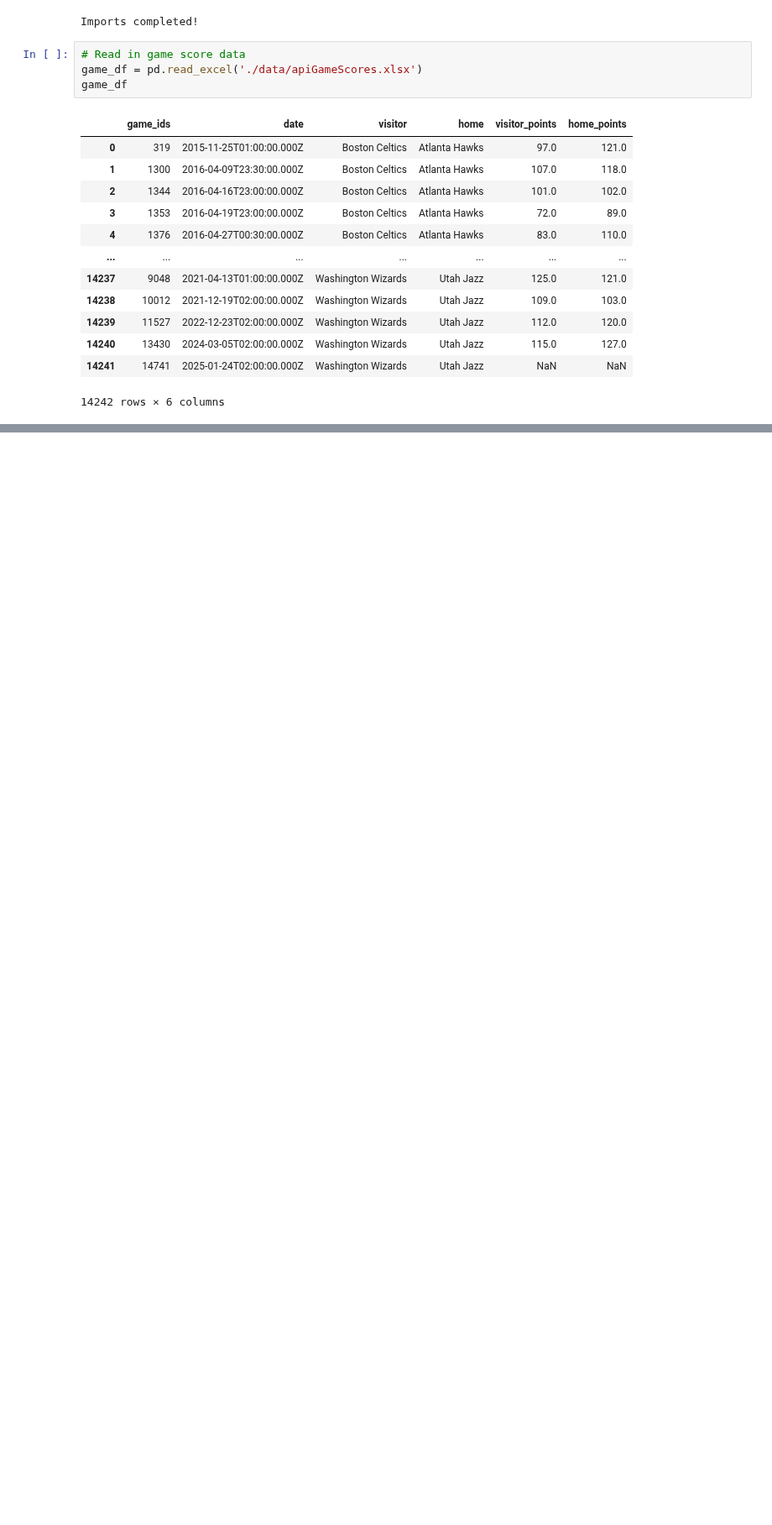
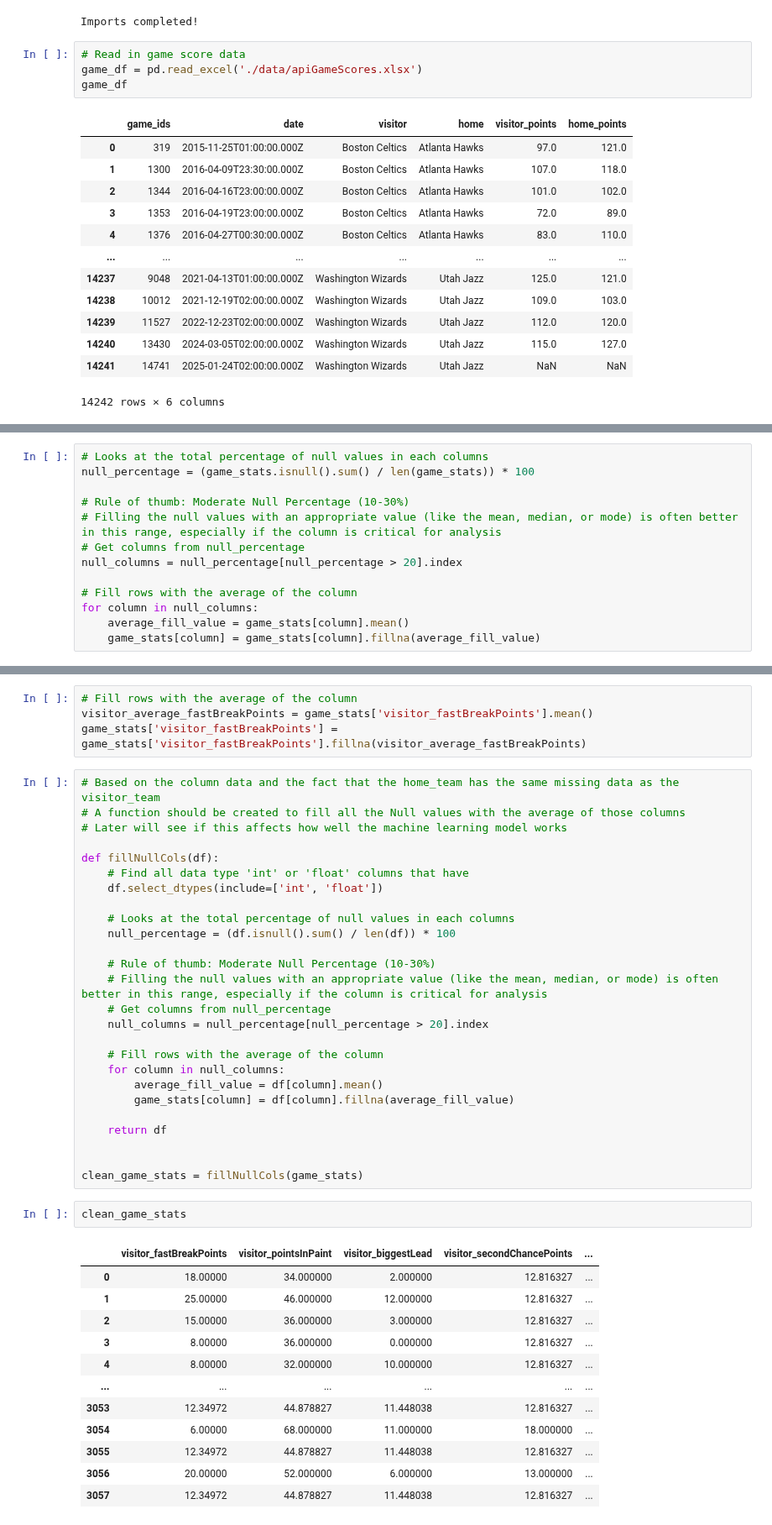
Before and after one commit to VincentGordon-Data-Analyst/nba-api, a Jupyter notebook: game_statistics.ipynb, the cells around one changed output, grey strips where cells are left out. Shown at 84% size. Cells and saved outputs as stored; diff of their text form; blank space fills up the shorter version.

```diff
--- a/game_statistics.ipynb
+++ b/game_statistics.ipynb
@@ -79,0 +153,13 @@ game_statistics_df
+# %%
+# Looks at the total percentage of null values in each columns
+null_percentage = (game_stats.isnull().sum() / len(game_stats)) * 100
+
+# Rule of thumb: Moderate Null Percentage (10-30%)
+# Filling the null values with an appropriate value (like the mean, median, or mode) is often better in this range, especially if the column is critical for analysis
+# Get columns from null_percentage
+null_columns = null_percentage[null_percentage > 20].index
+
+# Fill rows with the average of the column
+for column in null_columns:
+    average_fill_value = game_stats[column].mean()
+    game_stats[column] = game_stats[column].fillna(average_fill_value)
@@ -79,0 +173,45 @@ game_statistics_df
+# %%
+# Fill rows with the average of the column
+visitor_average_fastBreakPoints = game_stats['visitor_fastBreakPoints'].mean()
+game_stats['visitor_fastBreakPoints'] = game_stats['visitor_fastBreakPoints'].fillna(visitor_average_fastBreakPoints)
+# %%
+# Based on the column data and the fact that the home_team has the same missing data as the visitor_team
+# A function should be created to fill all the Null values with the average of those columns
+# Later will see if this affects how well the machine learning model works
+
+def fillNullCols(df):
+    # Find all data type 'int' or 'float' columns that have
+    df.select_dtypes(include=['int', 'float'])
+
+    # Looks at the total percentage of null values in each columns
+    null_percentage = (df.isnull().sum() / len(df)) * 100
+
+    # Rule of thumb: Moderate Null Percentage (10-30%)
+    # Filling the null values with an appropriate value (like the mean, median, or mode) is often better in this range, especially if the column is critical for analysis
+    # Get columns from null_percentage
+    null_columns = null_percentage[null_percentage > 20].index
+
+    # Fill rows with the average of the column
+    for column in null_columns:
+        average_fill_value = df[column].mean()
+        game_stats[column] = df[column].fillna(average_fill_value)
+
+    return df
+
+
+clean_game_stats = fillNullCols(game_stats)
+# %%
+clean_game_stats
+# %% [output]
+|  | visitor_fastBreakPoints | visitor_pointsInPaint | visitor_biggestLead | visitor_secondChancePoints | ... |
+| 0 | 18.00000 | 34.000000 | 2.000000 | 12.816327 | ... |
+| 1 | 25.00000 | 46.000000 | 12.000000 | 12.816327 | ... |
+| 2 | 15.00000 | 36.000000 | 3.000000 | 12.816327 | ... |
+| 3 | 8.00000 | 36.000000 | 0.000000 | 12.816327 | ... |
+| 4 | 8.00000 | 32.000000 | 10.000000 | 12.816327 | ... |
+| ... | ... | ... | ... | ... | ... |
+| 3053 | 12.34972 | 44.878827 | 11.448038 | 12.816327 | ... |
+| 3054 | 6.00000 | 68.000000 | 11.000000 | 18.000000 | ... |
+| 3055 | 12.34972 | 44.878827 | 11.448038 | 12.816327 | ... |
+| 3056 | 20.00000 | 52.000000 | 6.000000 | 13.000000 | ... |
+| 3057 | 12.34972 | 44.878827 | 11.448038 | 12.816327 | ... |
```
Also changed, not shown: parts of 12 cells of this notebook, 4 other files.
